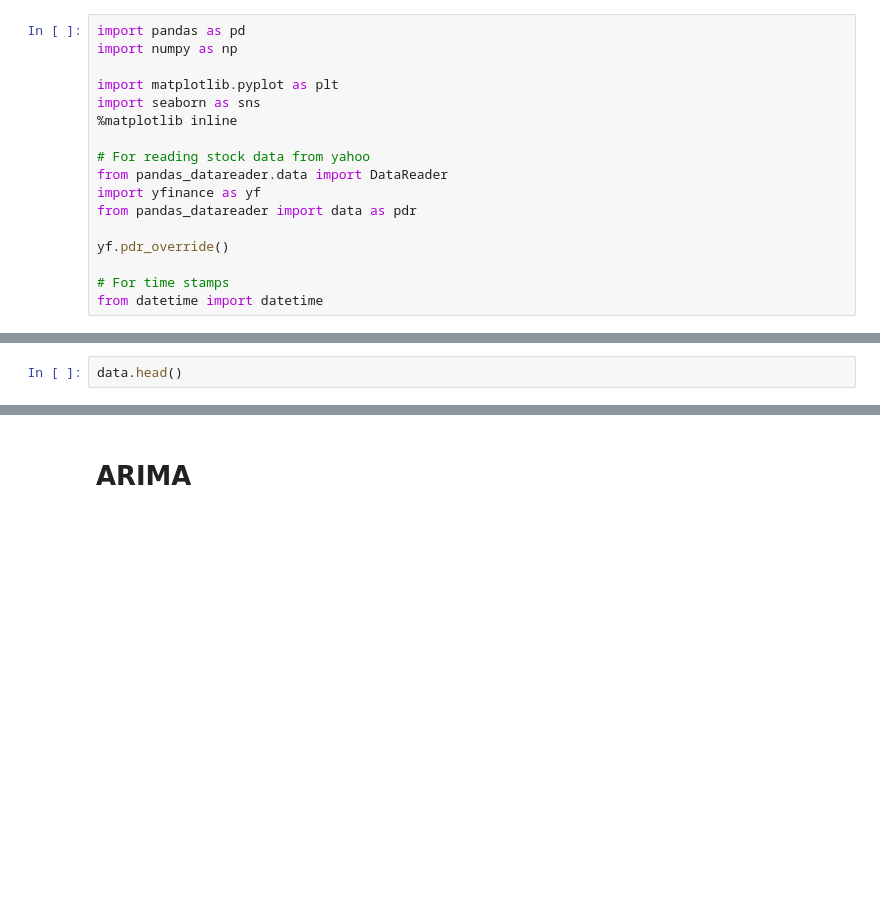
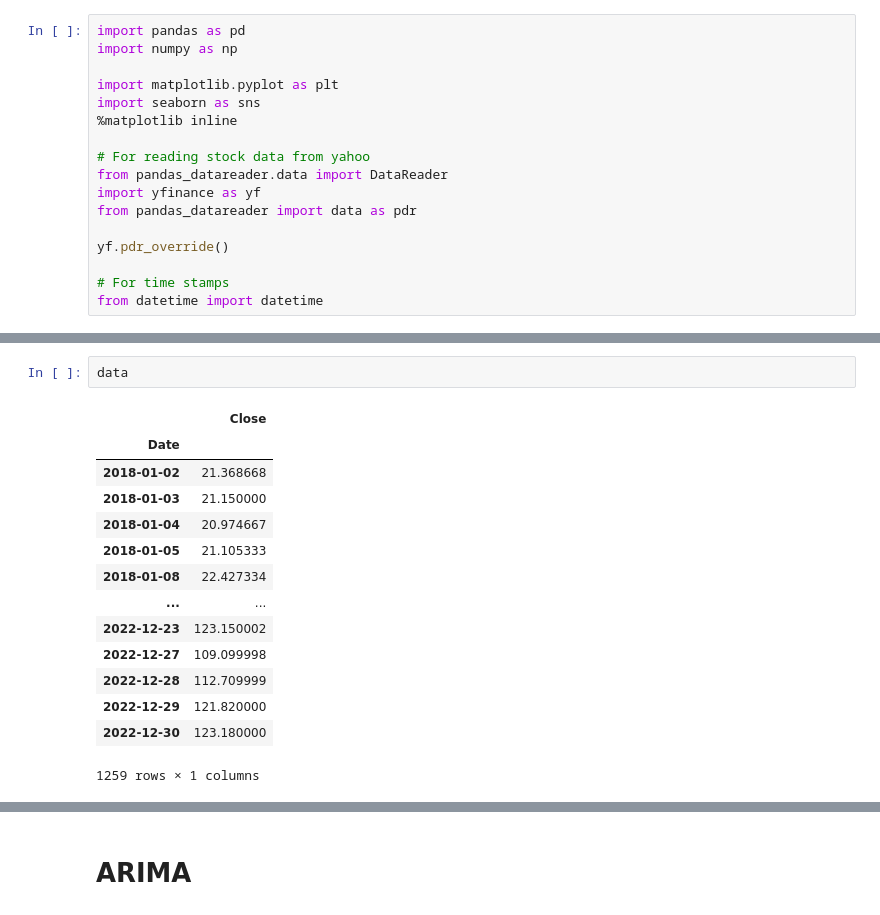
Before and after one commit to Aerospacerr/Thesis, a Jupyter notebook: time-series.ipynb, the cells around one changed output, grey strips where cells are left out. Cells and saved outputs as stored; diff of their text form; blank space fills up the shorter version.

```diff
--- a/time-series.ipynb
+++ b/time-series.ipynb
@@ -115,2 +210,17 @@ training_data_len
 # %%
-data.head()
+data
+# %% [output]
+|  | Close |
+| Date |  |
+| 2018-01-02 | 21.368668 |
+| 2018-01-03 | 21.150000 |
+| 2018-01-04 | 20.974667 |
+| 2018-01-05 | 21.105333 |
+| 2018-01-08 | 22.427334 |
+| ... | ... |
+| 2022-12-23 | 123.150002 |
+| 2022-12-27 | 109.099998 |
+| 2022-12-28 | 112.709999 |
+| 2022-12-29 | 121.820000 |
+| 2022-12-30 | 123.180000 |
+1259 rows × 1 columns
```
Also changed, not shown: parts of 38 cells of this notebook.
